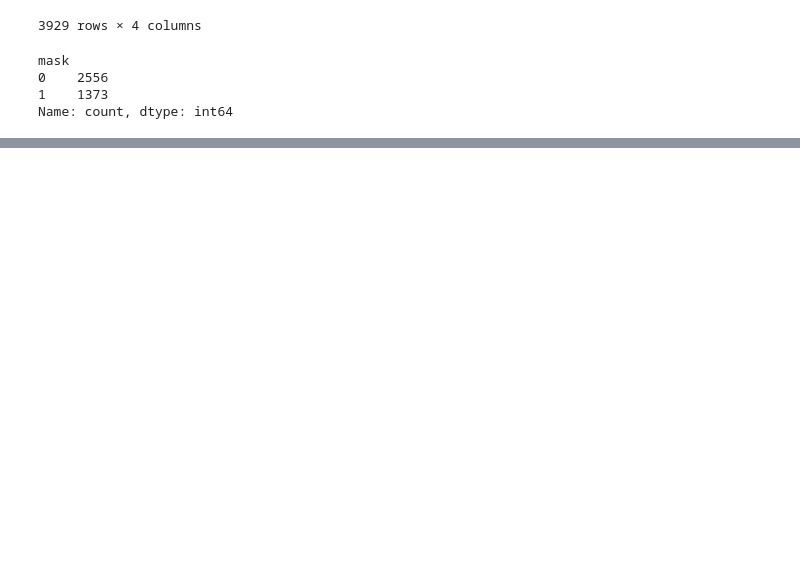
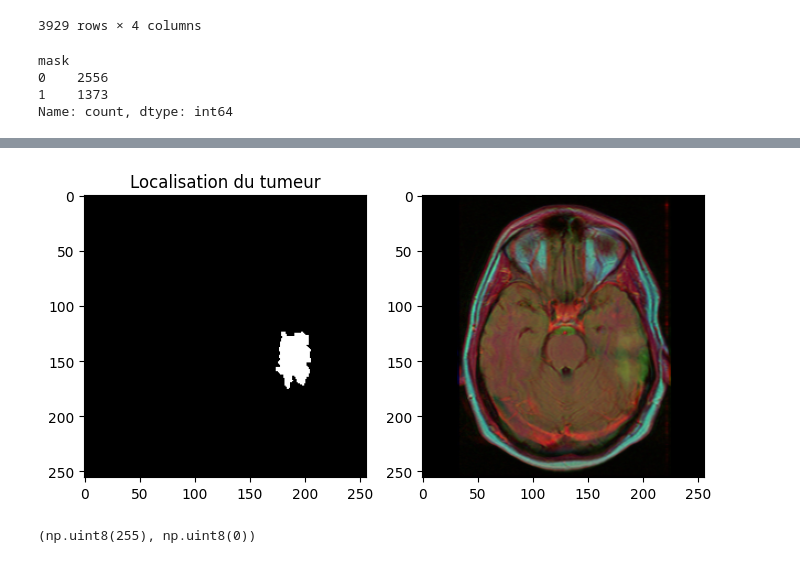
Before and after one commit to belfassikhaoula123/Projet_RGD, a Jupyter notebook: Notebooks/Data_processing.ipynb, the cells around one changed output, grey strips where cells are left out. Saved outputs shown, nothing was run; the diff lists cells and outputs as text; code cells hidden in the pictures; blank space fills up the shorter version.

Commit message:
data visualisation

```diff
--- a/Notebooks/Data_processing.ipynb
+++ b/Notebooks/Data_processing.ipynb
@@ -117,0 +146,18 @@ Name: count, dtype: int64
+# %%
+for i in range(len(df_final)):
+    if cv2.imread(df_final.mask_path[i]).max() > 0:
+        break
+
+plt.figure(figsize=(8,8))
+plt.subplot(1,2,1)
+plt.imshow(cv2.imread(df_final.mask_path[i]));
+plt.title('Localisation du tumeur')
+
+plt.subplot(1,2,2)
+plt.imshow(cv2.imread(df_final.image_path[i]));
+# %% [output]
+[figure, added]
+# %%
+cv2.imread(df_final.mask_path[i]).max(), cv2.imread(df_final.mask_path[i]).min()
+# %% [output]
+(np.uint8(255), np.uint8(0))
```
Also changed, not shown: parts of 13 cells of this notebook, 1 other file.
